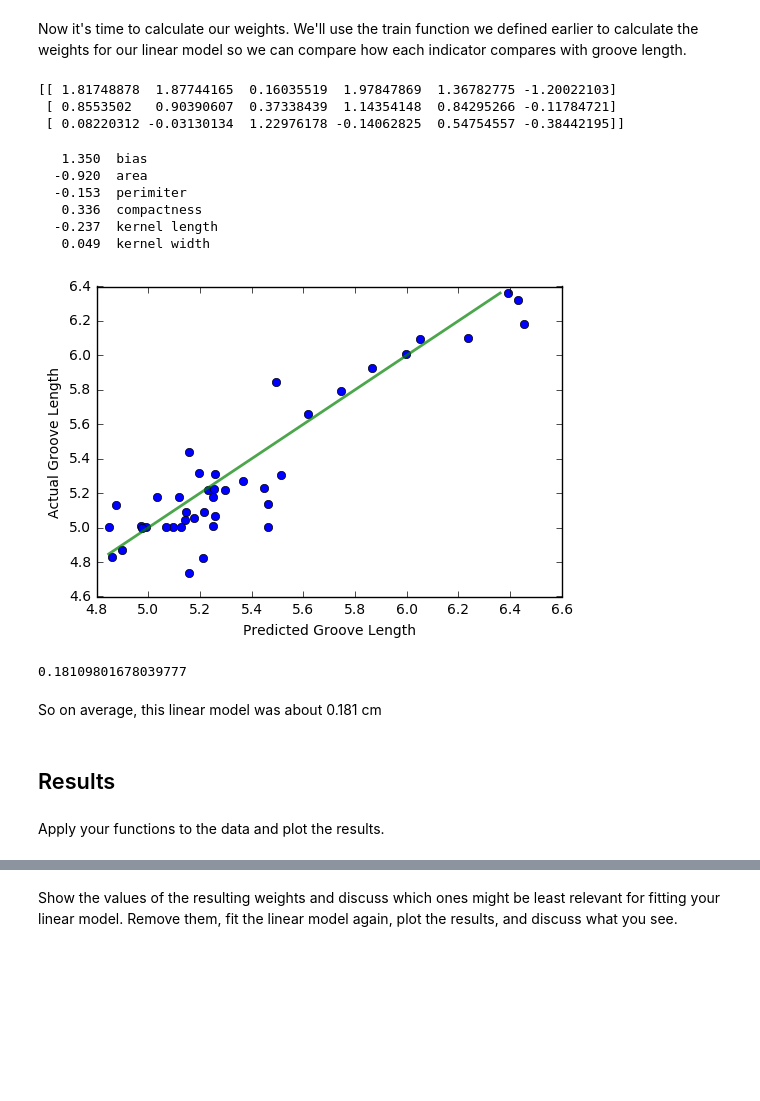
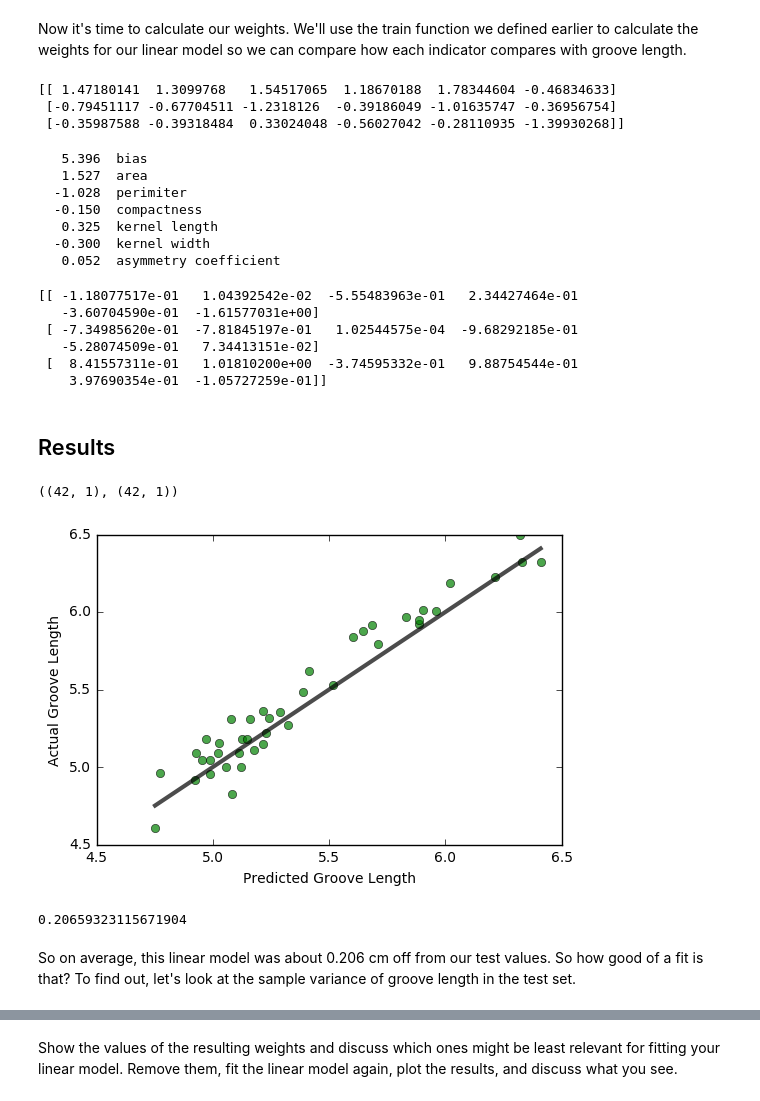
Before and after one commit to strobelo/cs480, a Jupyter notebook: a1/Strobel-A1.ipynb, the cells around one changed output, grey strips where cells are left out. Drawn from its saved outputs; the diff is of its cells as text; code cells hidden in the pictures; blank space fills up the shorter version.

```diff
--- a/a1/Strobel-A1.ipynb
+++ b/a1/Strobel-A1.ipynb
@@ -51,7 +51,7 @@ def standardize(X):
 # %%
 def train(X,T):
     s = standardize(X)
-    X = np.hstack((np.ones((X.shape[0],1)), X))
     standardX = s['X']
+    standardX = np.hstack((np.ones((standardX.shape[0],1)), standardX))
     w = np.linalg.lstsq(np.dot(standardX.T,standardX), np.dot(standardX.T, T))[0]
-    return {'w':w,'means':s['means'],'stds':['stds']}
+    return {'w':w,'means':s['means'],'stds':s['stds']}
@@ -61,3 +58,9 @@ def use(model,X):
+# %%
+def use(model,X):
+    s = standardize(X)
+    standardX = s['X']
+    standardX = np.hstack((np.ones((standardX.shape[0],1)), standardX))
+    return np.dot(standardX,model['w'])
 # %%
 def rmse(predict,T):
     error = predict - T
@@ -141,38 +147,48 @@ Now it's time to calculate our weights. We'll use the train function we defined
 # %%
 model = train(Xtrain, Ttrain)
 # %% [output]
-[[ 1.81748878  1.87744165  0.16035519  1.97847869  1.36782775 -1.20022103]
- [ 0.8553502   0.90390607  0.37338439  1.14354148  0.84295266 -0.11784721]
- [ 0.08220312 -0.03130134  1.22976178 -0.14062825  0.54754557 -0.38442195]]
+[[ 1.47180141  1.3099768   1.54517065  1.18670188  1.78344604 -0.46834633]
+ [-0.79451117 -0.67704511 -1.2318126  -0.39186049 -1.01635747 -0.36956754]
+ [-0.35987588 -0.39318484  0.33024048 -0.56027042 -0.28110935 -1.39930268]]
 # %%
 for wi,name in zip(model['w'].flat,Xnames):
     print('{:8.3f}  {:s}'.format(wi,name))
 # %% [output]
-   1.350  bias
-  -0.920  area
-  -0.153  perimiter
-   0.336  compactness
-  -0.237  kernel length
-   0.049  kernel width
+   5.396  bias
+   1.527  area
+  -1.028  perimiter
+  -0.150  compactness
+   0.325  kernel length
+  -0.300  kernel width
+   0.052  asymmetry coefficient
 # %%
 predict = use(model,Xtest)
+# %% [output]
+[[ -1.18077517e-01   1.04392542e-02  -5.55483963e-01   2.34427464e-01
+   -3.60704590e-01  -1.61577031e+00]
+ [ -7.34985620e-01  -7.81845197e-01   1.02544575e-04  -9.68292185e-01
+   -5.28074509e-01   7.34413151e-02]
+ [  8.41557311e-01   1.01810200e+00  -3.74595332e-01   9.88754544e-01
+    3.97690354e-01  -1.05727259e-01]]
+# %% [markdown]
+## Results
+# %%
+predict.shape, Ttest.shape
+# %% [output]
+((42, 1), (42, 1))
 # %%
-plt.plot(predict,Ttest,'o')
+plt.plot(predict,Ttest,'og',alpha=0.7)
 plt.xlabel('Predicted Groove Length')
 plt.ylabel('Actual Groove Length')
 # add a 45 degree line
 a = max(min(predict),min(Ttest))
 b = min(max(predict),max(Ttest))
-plt.plot([a,b],[a,b], 'g', linewidth=2,alpha=0.7);
+plt.plot([a,b],[a,b], 'k', linewidth=3,alpha=0.7);
 # %% [output]
-[figure, old version]
+[figure, new version]
 # %%
 rmse(predict,Ttest)
 # %% [output]
-0.18109801678039777
+0.20659323115671904
-# %% [markdown]
-So on average, this linear model was about 0.181 cm
-# %% [markdown]
-## Results
-# %% [markdown]
-Apply your functions to the data and plot the results.
+# %% [markdown]
+So on average, this linear model was about 0.206 cm off from our test values. So how good of a fit is that? To find out, let's look at the sample variance of groove length in the test set.
```
Also changed, not shown: parts of 11 cells of this notebook, 5 other files.
